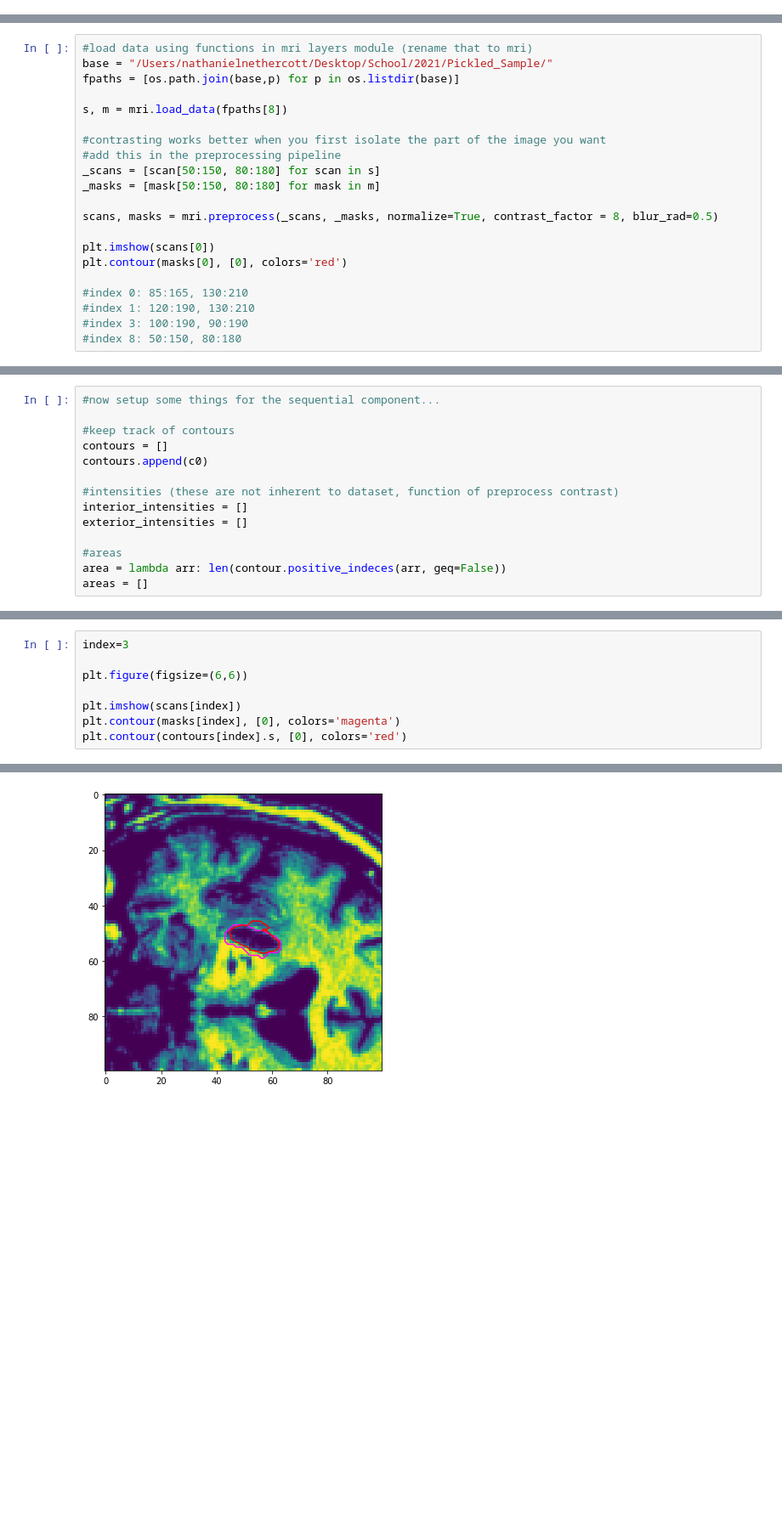
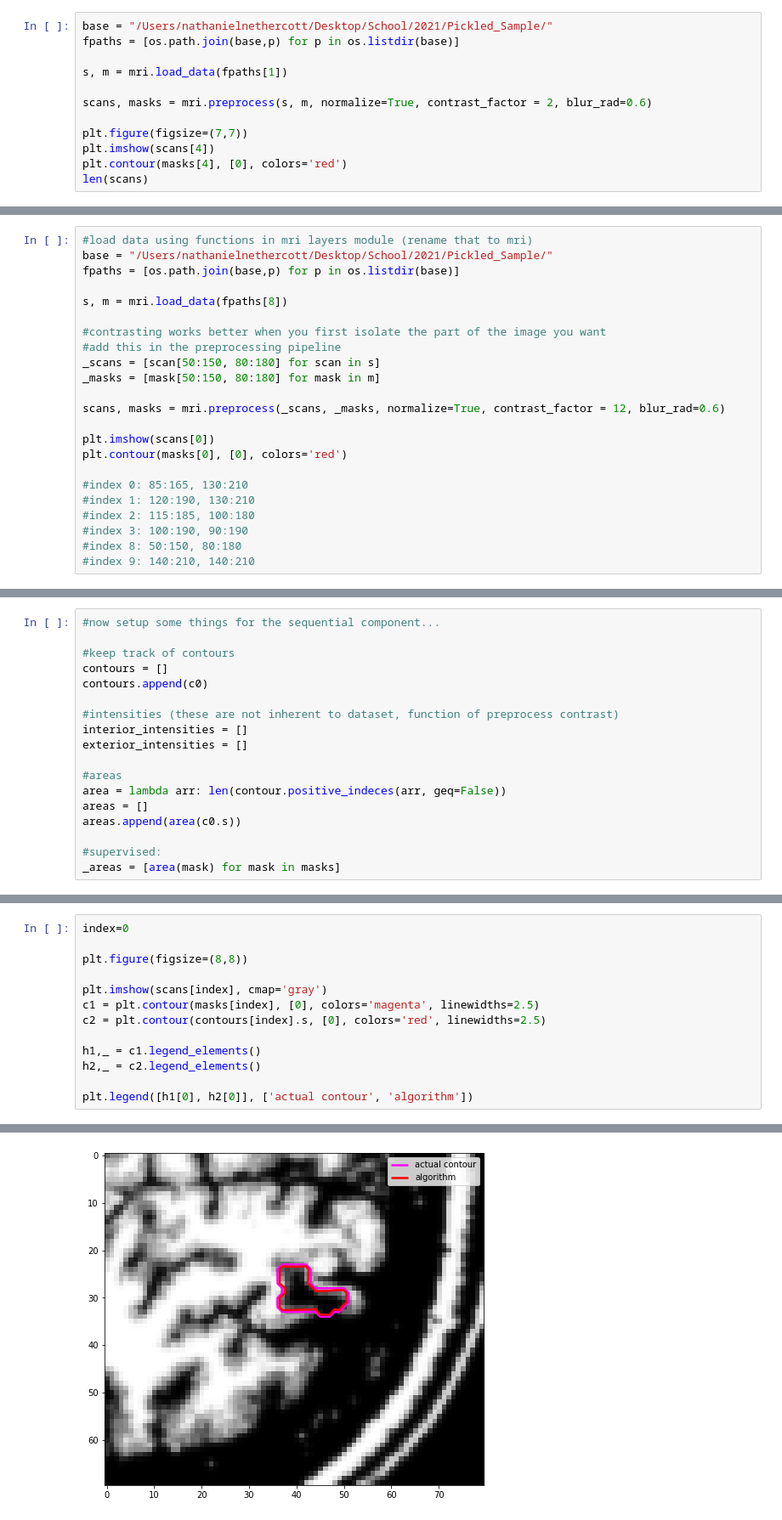
Before and after one commit to nnethercott/Capstone, a Jupyter notebook: simpy framework.ipynb, the cells around one changed output, grey strips where cells are left out. Shown at 85% size. Saved outputs shown, nothing was run; the diff lists cells and outputs as text; blank space fills up the shorter version.

```diff
--- a/simpy framework.ipynb
+++ b/simpy framework.ipynb
@@ -14,3 +14,15 @@ import argparse
 
 #import contour class
 from contour import *
+# %%
+base = "/Users/nathanielnethercott/Desktop/School/2021/Pickled_Sample/"
+fpaths = [os.path.join(base,p) for p in os.listdir(base)]
+
+s, m = mri.load_data(fpaths[1])
+
+scans, masks = mri.preprocess(s, m, normalize=True, contrast_factor = 2, blur_rad=0.6)
+
+plt.figure(figsize=(7,7))
+plt.imshow(scans[4])
+plt.contour(masks[4], [0], colors='red')
+len(scans)
@@ -26,14 +41,16 @@ s, m = mri.load_data(fpaths[8])
 _scans = [scan[50:150, 80:180] for scan in s]
 _masks = [mask[50:150, 80:180] for mask in m]
 
-scans, masks = mri.preprocess(_scans, _masks, normalize=True, contrast_factor = 8, blur_rad=0.5)
+scans, masks = mri.preprocess(_scans, _masks, normalize=True, contrast_factor = 12, blur_rad=0.6)
 
 plt.imshow(scans[0])
 plt.contour(masks[0], [0], colors='red')
 
 #index 0: 85:165, 130:210
 #index 1: 120:190, 130:210
+#index 2: 115:185, 100:180
 #index 3: 100:190, 90:190
 #index 8: 50:150, 80:180
+#index 9: 140:210, 140:210
 # %% [output]
 <matplotlib.contour.QuadContourSet at 0x...>
@@ -77,4 +94,8 @@ exterior_intensities = []
 #areas
 area = lambda arr: len(contour.positive_indeces(arr, geq=False))
 areas = []
+areas.append(area(c0.s))
+
+#supervised:
+_areas = [area(mask) for mask in masks]
 # %%
@@ -122,9 +183,14 @@ for i in range(numscans):
 # %%
-index=3
+index=0
 
-plt.figure(figsize=(6,6))
+plt.figure(figsize=(8,8))
 
-plt.imshow(scans[index])
-plt.contour(masks[index], [0], colors='magenta')
-plt.contour(contours[index].s, [0], colors='red')
+plt.imshow(scans[index], cmap='gray')
+c1 = plt.contour(masks[index], [0], colors='magenta', linewidths=2.5)
+c2 = plt.contour(contours[index].s, [0], colors='red', linewidths=2.5)
+
+h1,_ = c1.legend_elements()
+h2,_ = c2.legend_elements()
+
+plt.legend([h1[0], h2[0]], ['actual contour', 'algorithm'])
 # %% [output]
@@ -132 +198 @@ plt.contour(contours[index].s, [0], colors='red')
-[figure, old version]
+[figure, new version]
```
Also changed, not shown: parts of 15 cells of this notebook, 1 other file.
